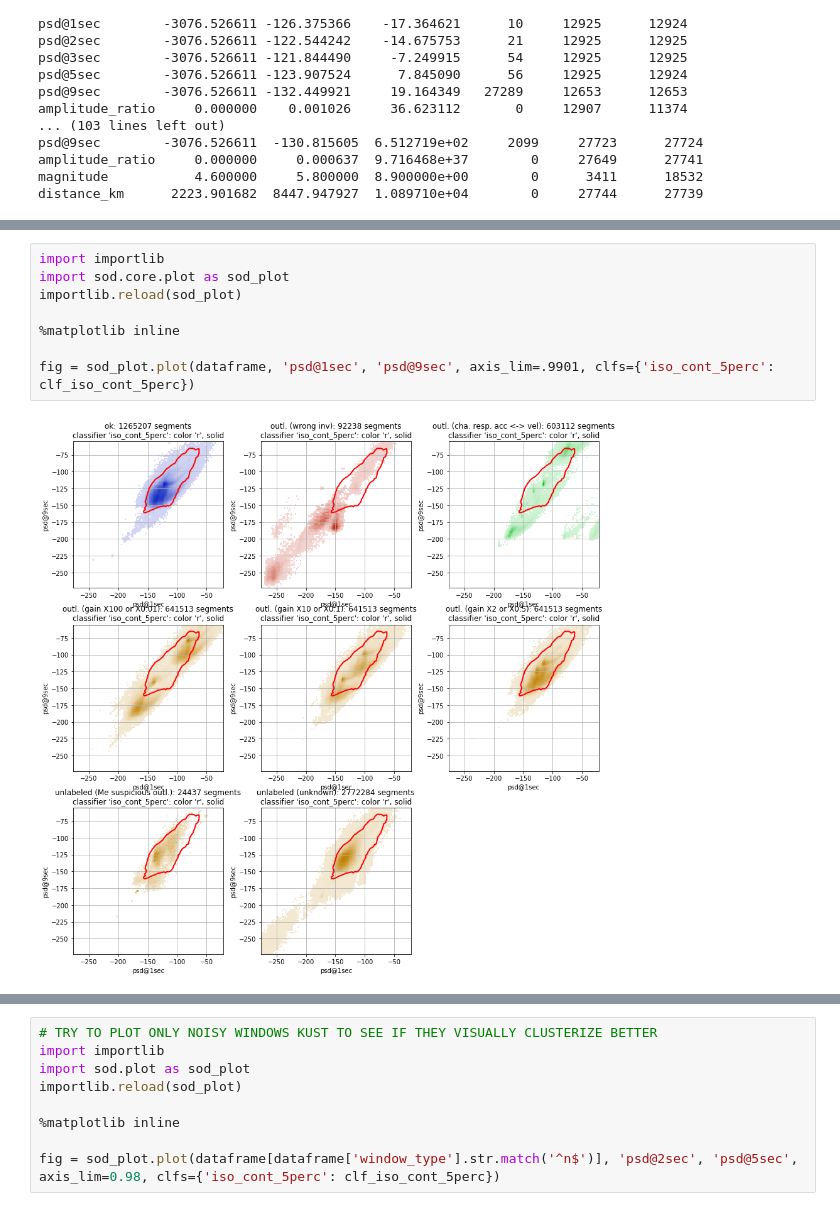
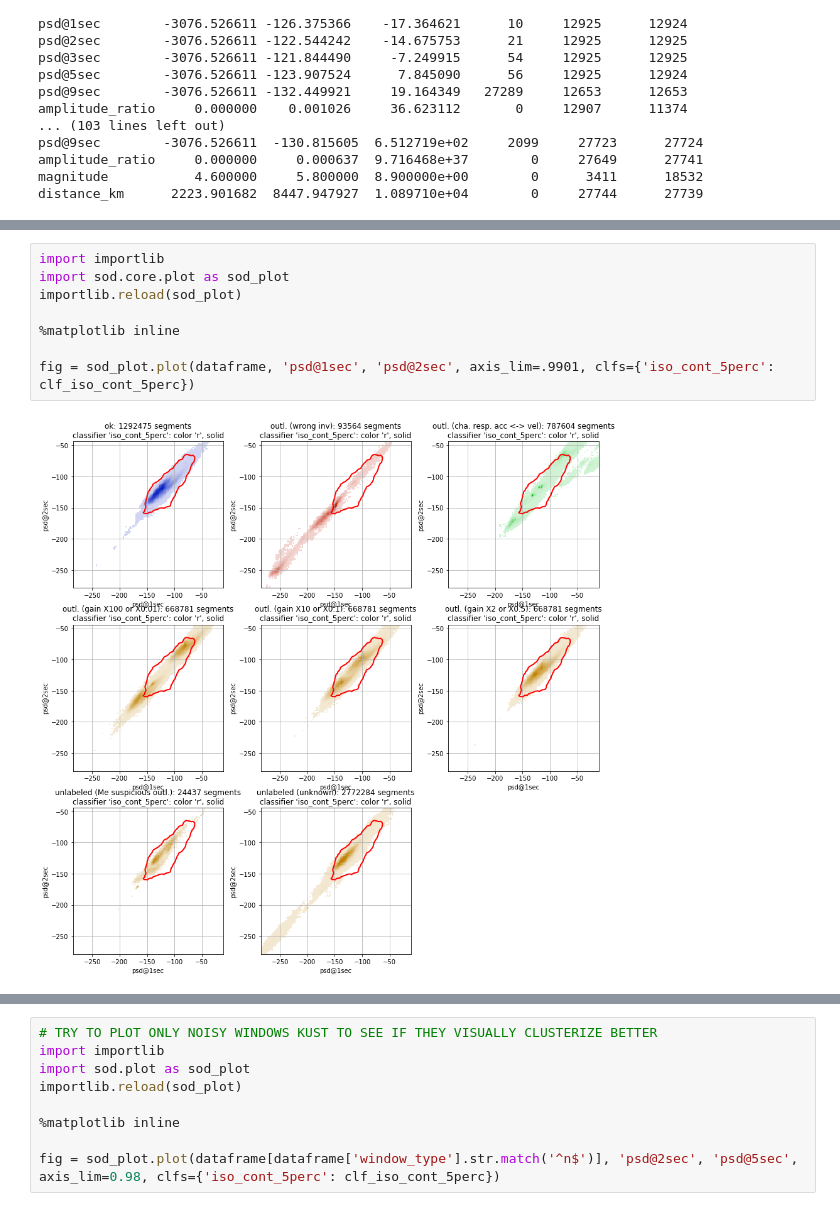
Before and after one commit to rizac/sod, a Jupyter notebook: sod/jupyter/Inspect.dataset.globalset.ipynb, the cells around one changed output, grey strips where cells are left out. Drawn from its saved outputs; the diff is of its cells as text.

```diff
--- a/sod/jupyter/Inspect.dataset.globalset.ipynb
+++ b/sod/jupyter/Inspect.dataset.globalset.ipynb
@@ -45,10 +55,10 @@ distance_km      2223.901682  8447.947927  1.089710e+04        0     27744
 # %%
 import importlib
 import sod.core.plot as sod_plot
 importlib.reload(sod_plot)
 
 %matplotlib inline
 
-fig = sod_plot.plot(dataframe, 'psd@1sec', 'psd@9sec', axis_lim=.9901, clfs={'iso_cont_5perc': clf_iso_cont_5perc})
+fig = sod_plot.plot(dataframe, 'psd@1sec', 'psd@2sec', axis_lim=.9901, clfs={'iso_cont_5perc': clf_iso_cont_5perc})
 # %% [output]
-[figure, old version]
+[figure, new version]
```
Also changed, not shown: parts of 2 cells of this notebook, 1 other file.
